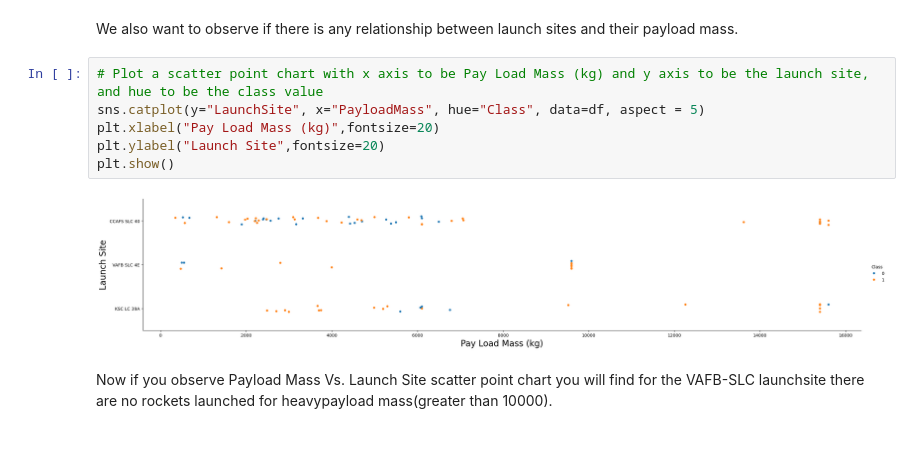
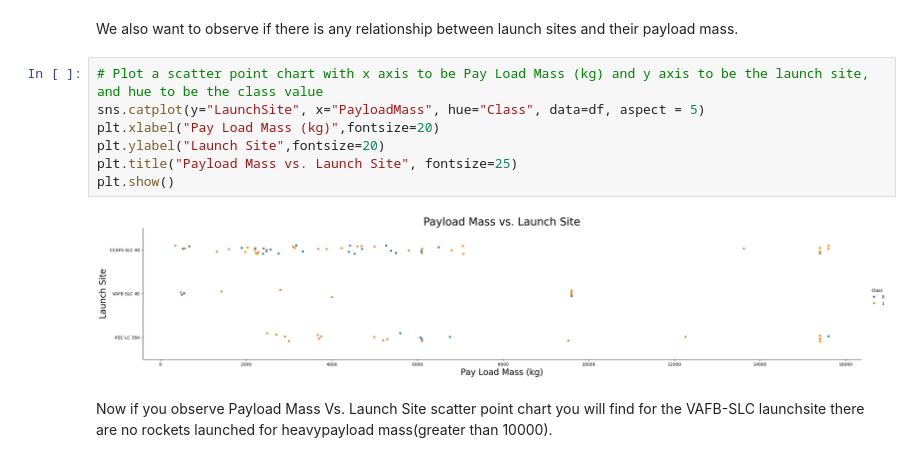
Before and after one commit to VirginiaYonit/Falcon-9-First-Stage-Landing-Prediction, a Jupyter notebook: notebooks/5-edadataviz.ipynb, the cells around one changed output. Saved outputs shown, nothing was run; the diff lists cells and outputs as text.

```diff
--- a/notebooks/5-edadataviz.ipynb
+++ b/notebooks/5-edadataviz.ipynb
@@ -113,11 +114,12 @@ We also want to observe if there is any relationship between launch sites and th
 # %%
 # Plot a scatter point chart with x axis to be Pay Load Mass (kg) and y axis to be the launch site, and hue to be the class value
 sns.catplot(y="LaunchSite", x="PayloadMass", hue="Class", data=df, aspect = 5)
 plt.xlabel("Pay Load Mass (kg)",fontsize=20)
 plt.ylabel("Launch Site",fontsize=20)
+plt.title("Payload Mass vs. Launch Site", fontsize=25)
 plt.show()
 # %% [output]
-[figure, old version]
+[figure, new version]
 # %% [markdown]
 Now if you observe Payload Mass Vs. Launch Site scatter point chart you will find for the VAFB-SLC  launchsite there are no  rockets  launched for  heavypayload mass(greater than 10000).
 # %% [markdown]
```
Also changed, not shown: parts of 3 cells of this notebook.
